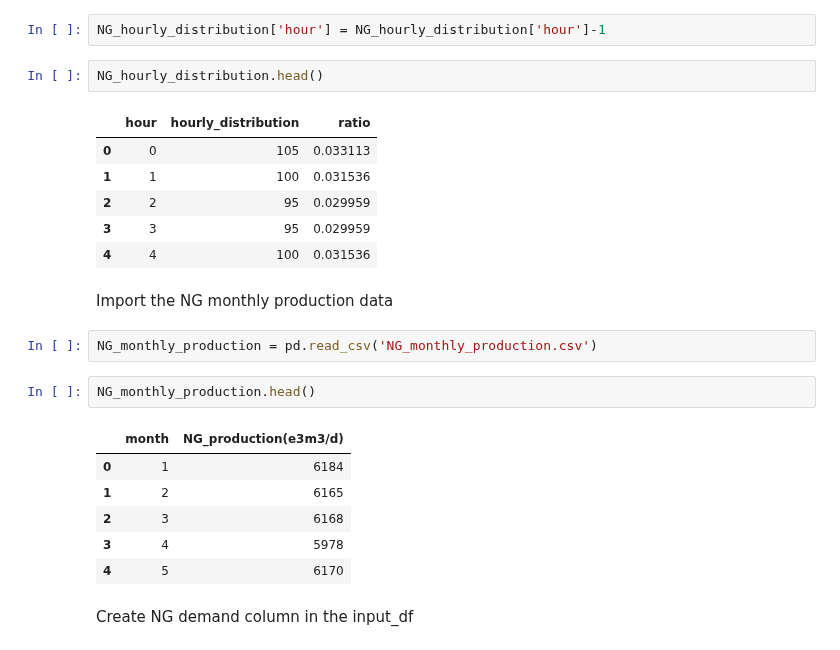
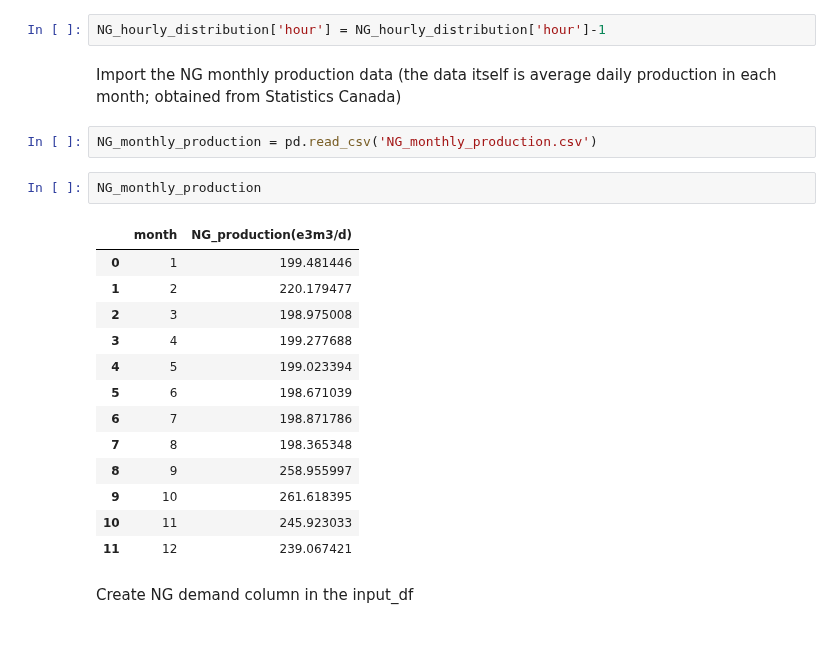
Before and after one commit to lewisjko/FYDP, a Jupyter notebook: FYDP.ipynb, the cells around one changed output. Drawn from its saved outputs; the diff is of its cells as text.

Commit message:
NG demand data changed and most updated version of notebook

```diff
--- a/FYDP.ipynb
+++ b/FYDP.ipynb
@@ -317,28 +354,26 @@ NG_hourly_distribution['ratio'] = NG_hourly_distribution['hourly_distribution']/
 Substract 1 from the hour
 # %%
 NG_hourly_distribution['hour'] = NG_hourly_distribution['hour']-1
-# %%
-NG_hourly_distribution.head()
-# %% [output]
-|  | hour | hourly_distribution | ratio |
-| 0 | 0 | 105 | 0.033113 |
-| 1 | 1 | 100 | 0.031536 |
-| 2 | 2 | 95 | 0.029959 |
-| 3 | 3 | 95 | 0.029959 |
-| 4 | 4 | 100 | 0.031536 |
 # %% [markdown]
-Import the NG monthly production data
+Import the NG monthly production data (the data itself is average daily production in each month; obtained from Statistics Canada)
 # %%
 NG_monthly_production = pd.read_csv('NG_monthly_production.csv')
 # %%
-NG_monthly_production.head()
+NG_monthly_production
 # %% [output]
 |  | month | NG_production(e3m3/d) |
-| 0 | 1 | 6184 |
-| 1 | 2 | 6165 |
-| 2 | 3 | 6168 |
-| 3 | 4 | 5978 |
-| 4 | 5 | 6170 |
+| 0 | 1 | 199.481446 |
+| 1 | 2 | 220.179477 |
+| 2 | 3 | 198.975008 |
+| 3 | 4 | 199.277688 |
+| 4 | 5 | 199.023394 |
+| 5 | 6 | 198.671039 |
+| 6 | 7 | 198.871786 |
+| 7 | 8 | 198.365348 |
+| 8 | 9 | 258.955997 |
+| 9 | 10 | 261.618395 |
+| 10 | 11 | 245.923033 |
+| 11 | 12 | 239.067421 |
 # %% [markdown]
 Create NG demand column in the input_df
 # %%
```
Also changed, not shown: parts of 49 cells of this notebook, 1 other file.
